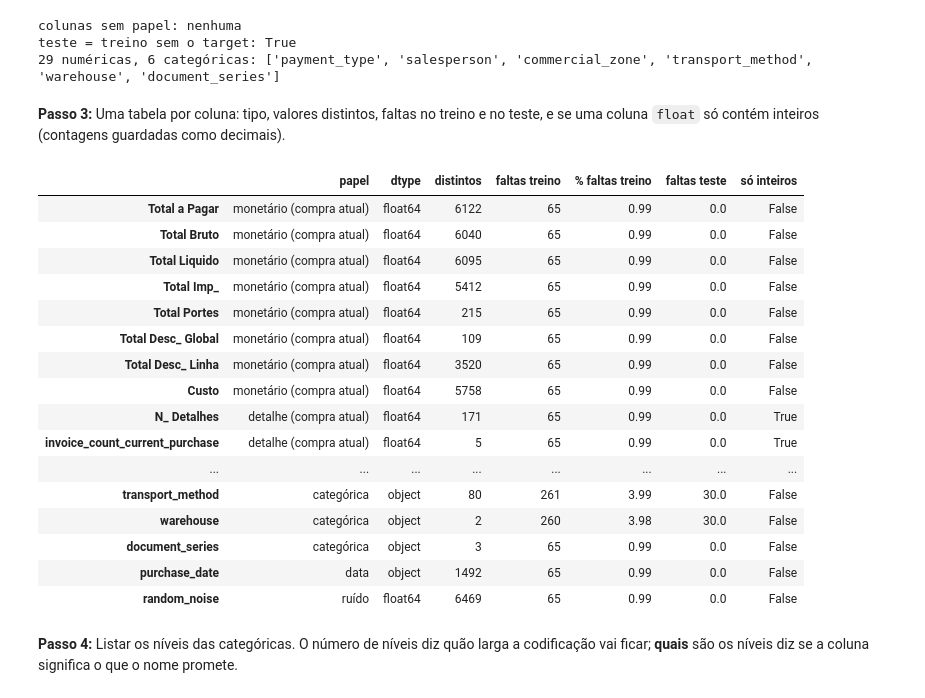
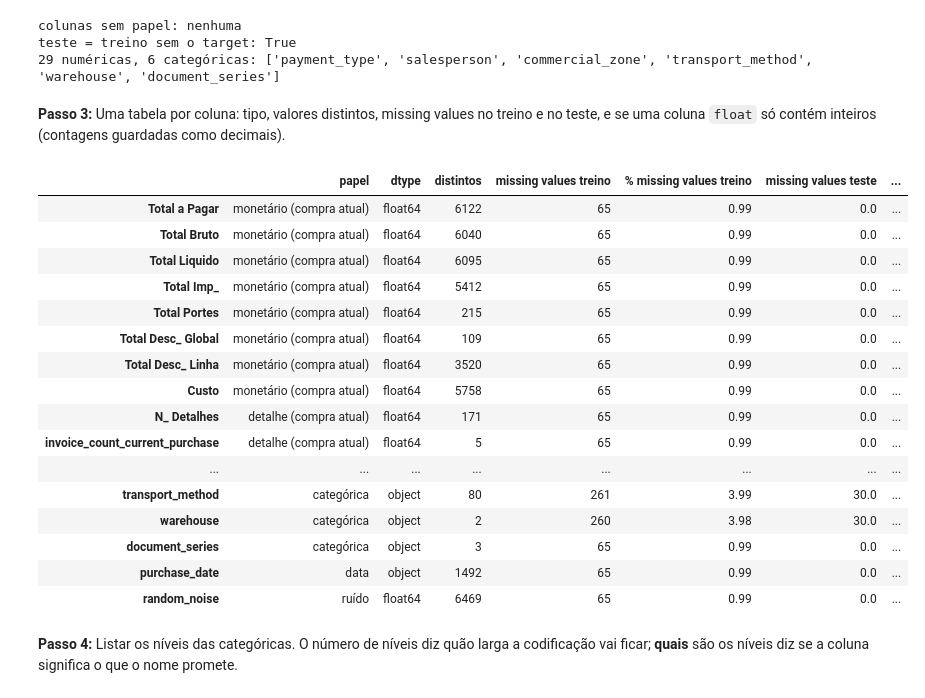
Before and after one commit to jxbarbosax/Machine-Learning, a Jupyter notebook: Homework_EDA.ipynb, the cells around one changed output. Drawn from its saved outputs; the diff is of its cells as text; code cells hidden in the pictures.

```diff
--- a/Homework_EDA.ipynb
+++ b/Homework_EDA.ipynb
@@ -162,43 +162,43 @@ colunas sem papel: nenhuma
 teste = treino sem o target: True
 29 numéricas, 6 categóricas: ['payment_type', 'salesperson', 'commercial_zone', 'transport_method', 'warehouse', 'document_series']
 # %% [markdown]
-__Passo 3:__ Uma tabela por coluna: tipo, valores distintos, faltas no treino e no
+__Passo 3:__ Uma tabela por coluna: tipo, valores distintos, missing values no treino e no
 teste, e se uma coluna `float` só contém inteiros (contagens guardadas como
 decimais).
 # %%
 survey = pd.DataFrame({
     "papel": {c: g for g, cols in feature_groups.items() for c in cols}
              | {c: "categórica" for c in categorical}
              | {"customer_id": "identificador", date_column: "data", TARGET: "target"},
     "dtype": train.dtypes.astype(str),
     "distintos": train.nunique(),
-    "faltas treino": train.isna().sum(),
-    "% faltas treino": (100 * train.isna().mean()).round(2),
-    "faltas teste": test.isna().sum(),
+    "missing values treino": train.isna().sum(),
+    "% missing values treino": (100 * train.isna().mean()).round(2),
+    "missing values teste": test.isna().sum(),
 })
 survey["só inteiros"] = [
     pd.api.types.is_float_dtype(train[c]) and bool((train[c].dropna() % 1 == 0).all())
     for c in survey.index
 ]
 survey.loc[train.columns]
 # %% [output]
-|  | papel | dtype | distintos | faltas treino | % faltas treino | faltas teste | só inteiros |
-| Total a Pagar | monetário (compra atual) | float64 | 6122 | 65 | 0.99 | 0.0 | False |
-| Total Bruto | monetário (compra atual) | float64 | 6040 | 65 | 0.99 | 0.0 | False |
-| Total Liquido | monetário (compra atual) | float64 | 6095 | 65 | 0.99 | 0.0 | False |
-| Total Imp_ | monetário (compra atual) | float64 | 5412 | 65 | 0.99 | 0.0 | False |
-| Total Portes | monetário (compra atual) | float64 | 215 | 65 | 0.99 | 0.0 | False |
-| Total Desc_ Global | monetário (compra atual) | float64 | 109 | 65 | 0.99 | 0.0 | False |
-| Total Desc_ Linha | monetário (compra atual) | float64 | 3520 | 65 | 0.99 | 0.0 | False |
-| Custo | monetário (compra atual) | float64 | 5758 | 65 | 0.99 | 0.0 | False |
-| N_ Detalhes | detalhe (compra atual) | float64 | 171 | 65 | 0.99 | 0.0 | True |
-| invoice_count_current_purchase | detalhe (compra atual) | float64 | 5 | 65 | 0.99 | 0.0 | True |
+|  | papel | dtype | distintos | missing values treino | % missing values treino | missing values teste | ... |
+| Total a Pagar | monetário (compra atual) | float64 | 6122 | 65 | 0.99 | 0.0 | ... |
+| Total Bruto | monetário (compra atual) | float64 | 6040 | 65 | 0.99 | 0.0 | ... |
+| Total Liquido | monetário (compra atual) | float64 | 6095 | 65 | 0.99 | 0.0 | ... |
+| Total Imp_ | monetário (compra atual) | float64 | 5412 | 65 | 0.99 | 0.0 | ... |
+| Total Portes | monetário (compra atual) | float64 | 215 | 65 | 0.99 | 0.0 | ... |
+| Total Desc_ Global | monetário (compra atual) | float64 | 109 | 65 | 0.99 | 0.0 | ... |
+| Total Desc_ Linha | monetário (compra atual) | float64 | 3520 | 65 | 0.99 | 0.0 | ... |
+| Custo | monetário (compra atual) | float64 | 5758 | 65 | 0.99 | 0.0 | ... |
+| N_ Detalhes | detalhe (compra atual) | float64 | 171 | 65 | 0.99 | 0.0 | ... |
+| invoice_count_current_purchase | detalhe (compra atual) | float64 | 5 | 65 | 0.99 | 0.0 | ... |
 | ... | ... | ... | ... | ... | ... | ... | ... |
-| transport_method | categórica | object | 80 | 261 | 3.99 | 30.0 | False |
-| warehouse | categórica | object | 2 | 260 | 3.98 | 30.0 | False |
-| document_series | categórica | object | 3 | 65 | 0.99 | 0.0 | False |
-| purchase_date | data | object | 1492 | 65 | 0.99 | 0.0 | False |
-| random_noise | ruído | float64 | 6469 | 65 | 0.99 | 0.0 | False |
+| transport_method | categórica | object | 80 | 261 | 3.99 | 30.0 | ... |
+| warehouse | categórica | object | 2 | 260 | 3.98 | 30.0 | ... |
+| document_series | categórica | object | 3 | 65 | 0.99 | 0.0 | ... |
+| purchase_date | data | object | 1492 | 65 | 0.99 | 0.0 | ... |
+| random_noise | ruído | float64 | 6469 | 65 | 0.99 | 0.0 | ... |
 # %% [markdown]
 __Passo 4:__ Listar os níveis das categóricas. O número de níveis diz quão larga a
 codificação vai ficar; **quais** são os níveis diz se a coluna significa o que o
```
Also changed, not shown: parts of 27 cells of this notebook.
